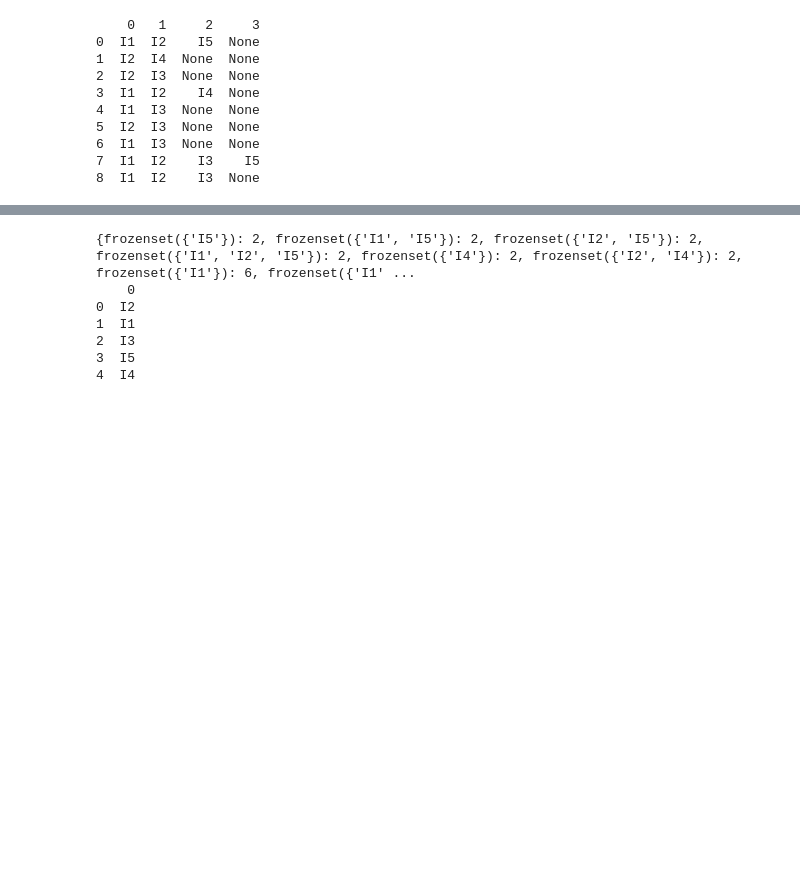
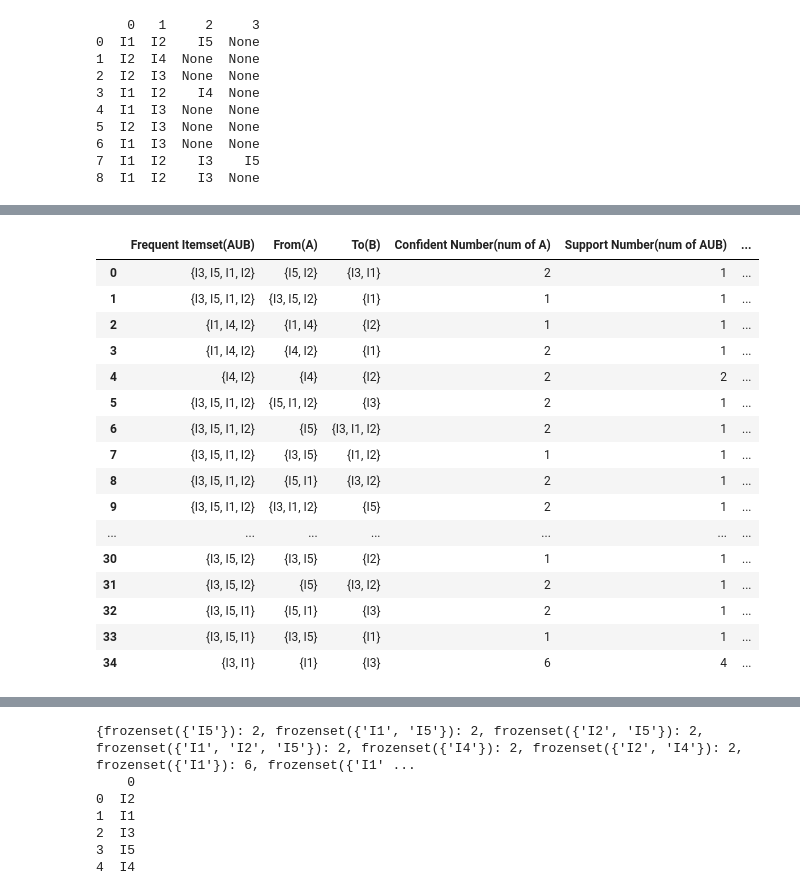
Before and after one commit to wlwlct/FP-and-APRIORI, a Jupyter notebook: debug.ipynb, the cells around one changed output, grey strips where cells are left out. Cells and saved outputs as stored; diff of their text form; code cells hidden in the pictures; blank space fills up the shorter version.

```diff
--- a/debug.ipynb
+++ b/debug.ipynb
@@ -250,0 +277,21 @@ Rest: [{'I5'}, {'I2'}]
+# %%
+TY=printrules(Conf,len(simpDat))
+TY.sort_values('Frequent Itemset(AUB)',ascending=False).reset_index(drop=True)
+# %% [output]
+|  | Frequent Itemset(AUB) | From(A) | To(B) | Confident Number(num of A) | Support Number(num of AUB) | ... |
+| 0 | {I3, I5, I1, I2} | {I5, I2} | {I3, I1} | 2 | 1 | ... |
+| 1 | {I3, I5, I1, I2} | {I3, I5, I2} | {I1} | 1 | 1 | ... |
+| 2 | {I1, I4, I2} | {I1, I4} | {I2} | 1 | 1 | ... |
+| 3 | {I1, I4, I2} | {I4, I2} | {I1} | 2 | 1 | ... |
+| 4 | {I4, I2} | {I4} | {I2} | 2 | 2 | ... |
+| 5 | {I3, I5, I1, I2} | {I5, I1, I2} | {I3} | 2 | 1 | ... |
+| 6 | {I3, I5, I1, I2} | {I5} | {I3, I1, I2} | 2 | 1 | ... |
+| 7 | {I3, I5, I1, I2} | {I3, I5} | {I1, I2} | 1 | 1 | ... |
+| 8 | {I3, I5, I1, I2} | {I5, I1} | {I3, I2} | 2 | 1 | ... |
+| 9 | {I3, I5, I1, I2} | {I3, I1, I2} | {I5} | 2 | 1 | ... |
+| ... | ... | ... | ... | ... | ... | ... |
+| 30 | {I3, I5, I2} | {I3, I5} | {I2} | 1 | 1 | ... |
+| 31 | {I3, I5, I2} | {I5} | {I3, I2} | 2 | 1 | ... |
+| 32 | {I3, I5, I1} | {I5, I1} | {I3} | 2 | 1 | ... |
+| 33 | {I3, I5, I1} | {I3, I5} | {I1} | 1 | 1 | ... |
+| 34 | {I3, I1} | {I1} | {I3} | 6 | 4 | ... |
```
Also changed, not shown: parts of 4 cells of this notebook, 1 other file.
